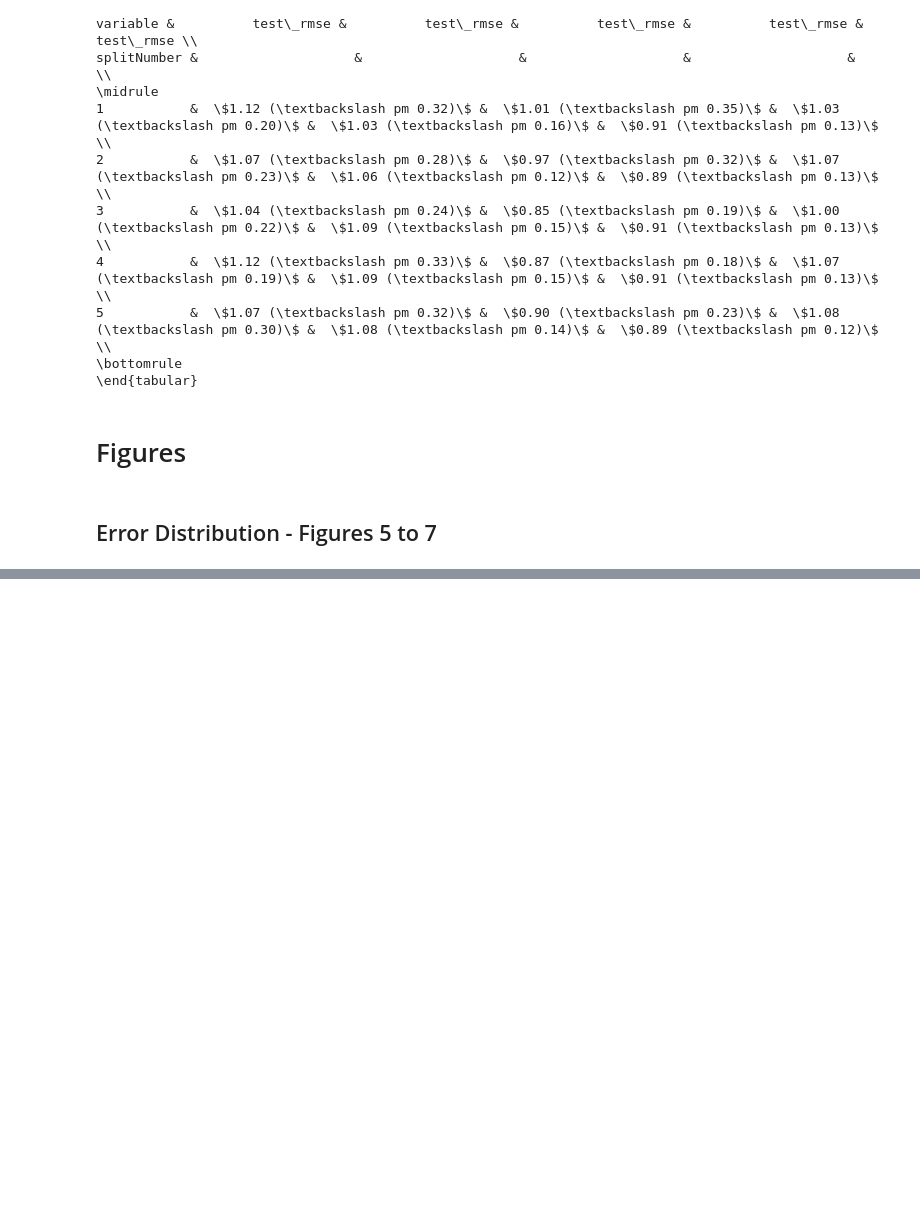
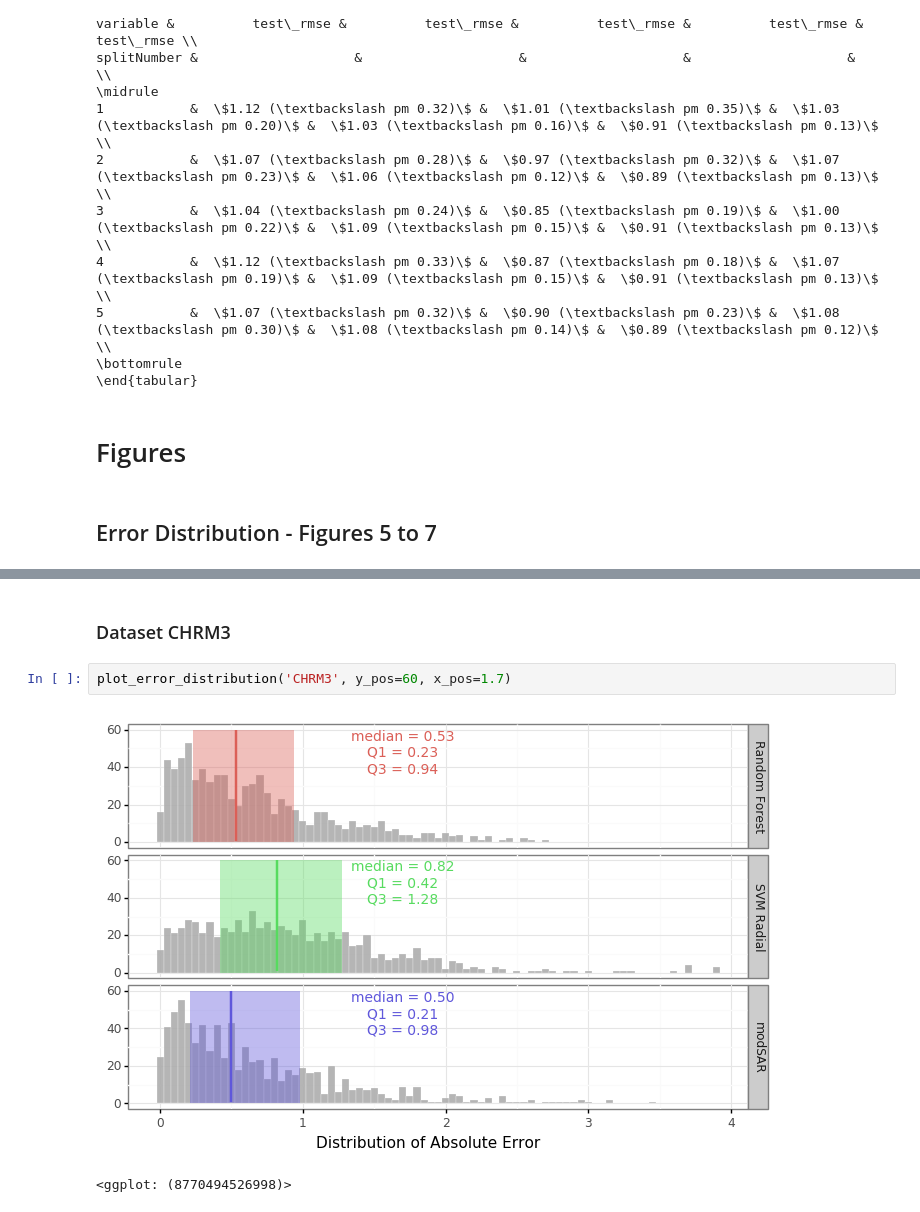
Before and after one commit to KISysBio/modSAR, a Jupyter notebook: processing/notebooks/Manuscript Figures and Tables.ipynb, the cells around one changed output, grey strips where cells are left out. Saved outputs shown, nothing was run; the diff lists cells and outputs as text; blank space fills up the shorter version.

```diff
--- a/processing/notebooks/Manuscript Figures and Tables.ipynb
+++ b/processing/notebooks/Manuscript Figures and Tables.ipynb
@@ -387,0 +397,7 @@ rf_external_abs_stats
+# %% [markdown]
+### Dataset CHRM3
+# %%
+plot_error_distribution('CHRM3', y_pos=60, x_pos=1.7)
+# %% [output]
+[figure, added]
+<ggplot: (8770494526998)>
```
Also changed, not shown: parts of 25 cells of this notebook.
